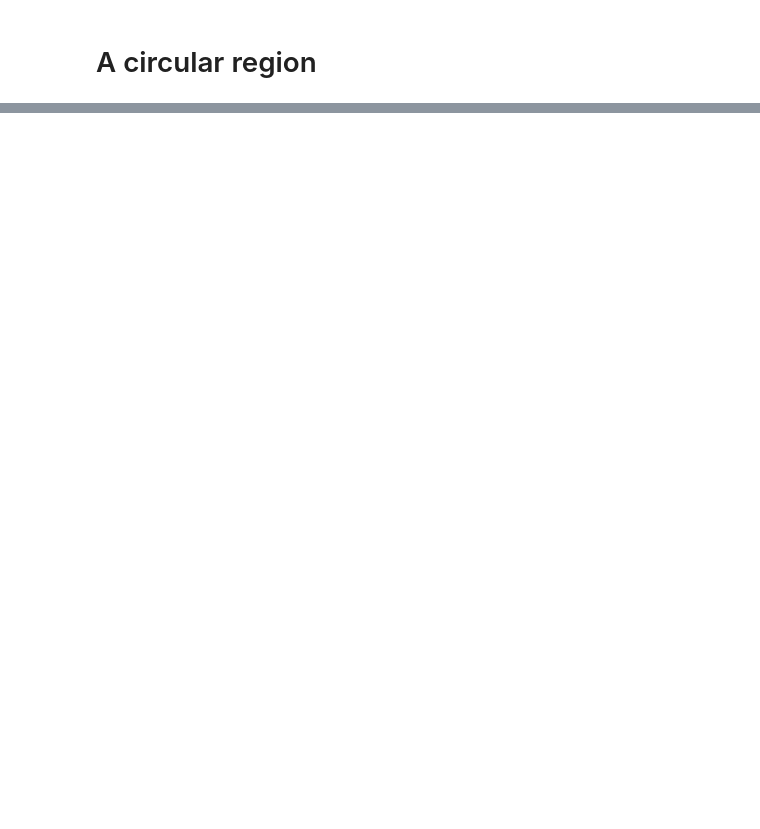
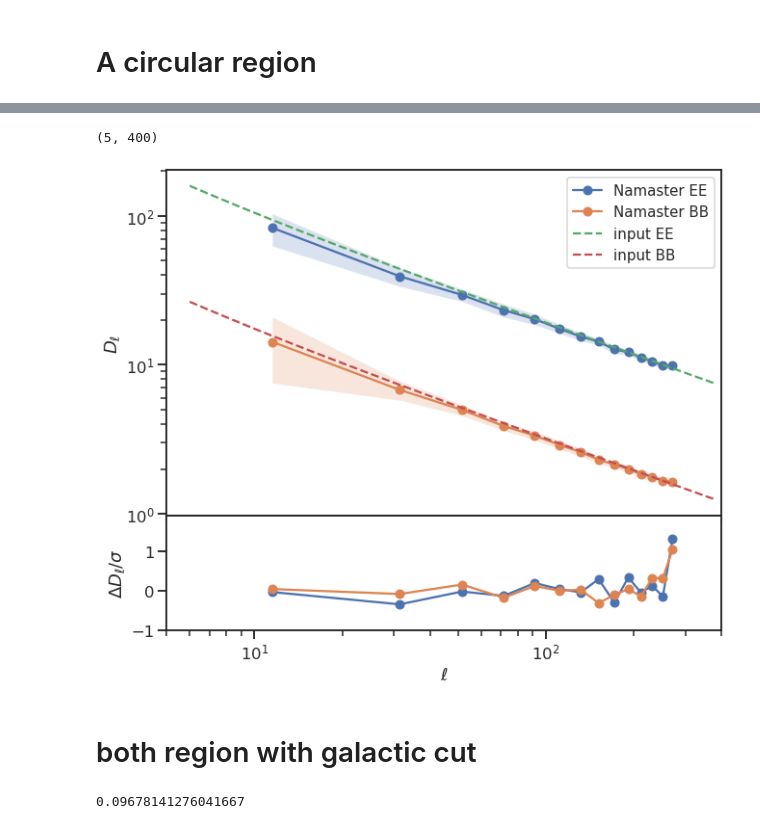
Before and after one commit to yaojian95/Beta_s, a Jupyter notebook: Power_spectrum_estimation.ipynb, the cells around one changed output, grey strips where cells are left out. Cells and saved outputs as stored; diff of their text form; code cells hidden in the pictures; blank space fills up the shorter version.

```diff
--- a/Power_spectrum_estimation.ipynb
+++ b/Power_spectrum_estimation.ipynb
@@ -251,0 +247,45 @@ hp.mollview(mask_cir,title='', cmap = 'viridis')
+# %%
+est_cir = BPE(mask_cir, Nside, 20, 300)
+est_use = est_cir
+EEs = []; BBs = []
+for i in range(50):
+    sync_maps_i = hp.synfast(sl_fake, nside = Nside, new = True)
+    dl_all = est_use.Auto_TEB(sync_maps_i) #TT TE TB EE EB BB.
+    EEs.append(dl_all[3]); BBs.append(dl_all[5])
+
+EEs = np.array((EEs));BBs = np.array((BBs));
+
+EE_mean = np.mean(EEs, axis = 0); EE_std = np.std(EEs, axis = 0, ddof = 1)
+BB_mean = np.mean(BBs, axis = 0); BB_std = np.std(BBs, axis = 0, ddof = 1)
+# %%
+EE_bin = est_use.b.bin_cell(sl_fake_EE[0:301])
+BB_bin = est_use.b.bin_cell(sl_fake_BB[0:301])
+# %%
+fig1 = plt.figure(1, figsize=(10,8.3))
+frame1=fig1.add_axes((.1,.3,.8,.6))
+
+plt.loglog(est_use.ell_n, EE_mean, 'o-', label = 'Namaster EE')
+plt.loglog(est_use.ell_n, BB_mean, 'o-', label = 'Namaster BB')
+plt.fill_between(est_use.ell_n, EE_mean - EE_std, EE_mean + EE_std, alpha=0.2)
+plt.fill_between(est_use.ell_n, BB_mean - BB_std, BB_mean + BB_std, alpha=0.2)
+
+plt.loglog(ell[6:], ell[6:]*(ell[6:]+1)/2/np.pi*sl_fake_EE[5:], '--',label = 'input EE')
+plt.loglog(ell[6:], ell[6:]*(ell[6:]+1)/2/np.pi*sl_fake_BB[5:], '--',label = 'input BB')
+plt.legend(fontsize = 15)
+plt.ylabel('$D_{\ell}$')
+plt.xlim(5, 400)
+frame1.set_xticklabels([])
+
+frame2=fig1.add_axes((.1,.1,.8,.2))
+plt.plot(est_use.ell_n, (EE_mean - EE_bin)/EE_std, 'o-', label = 'Namaster EE')
+plt.plot(est_use.ell_n, (BB_mean - BB_bin)/BB_std, 'o-', label = 'Namaster BB')
+plt.xscale('log')
+plt.xlabel('$\ell$')
+plt.ylabel('$\Delta D_{\ell} / \sigma$')
+plt.ylim(-1,1.9)
+plt.xlim(5, 400)
+# %% [output]
+(5, 400)
+[figure, added]
+# %% [markdown]
+# both region with galactic cut
@@ -251,0 +296,4 @@ hp.mollview(mask_cir,title='', cmap = 'viridis')
+# %%
+mask_both_cut.sum()/(12*nside**2)
+# %% [output]
+0.09678141276041667
```
Also changed, not shown: parts of 40 cells of this notebook.
